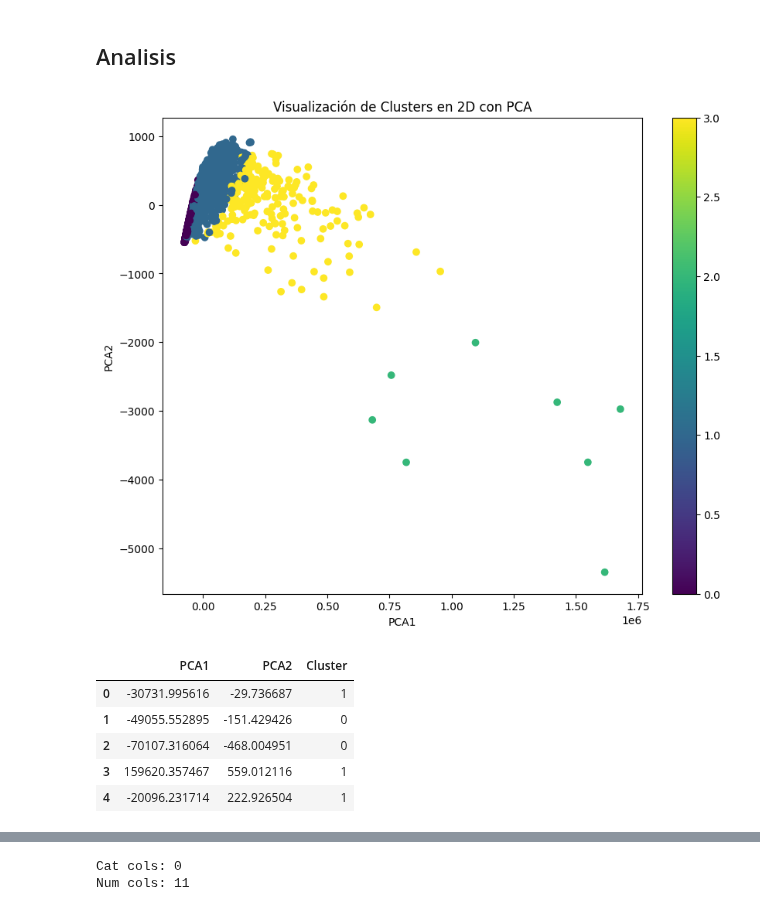
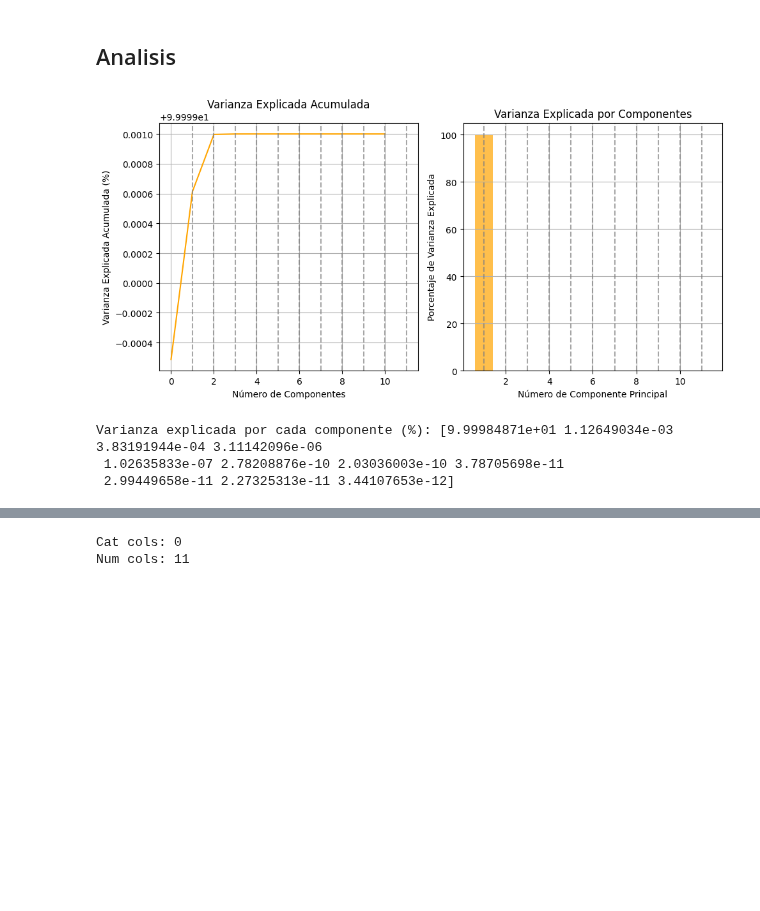
Before and after one commit to antonioMateos/grupo2retail_0424, a Jupyter notebook: 03_Clustering/03_Clustering_Productos_v2.ipynb, the cells around one changed output, grey strips where cells are left out. Saved outputs shown, nothing was run; the diff lists cells and outputs as text; code cells hidden in the pictures; blank space fills up the shorter version.

```diff
--- a/03_Clustering/03_Clustering_Productos_v2.ipynb
+++ b/03_Clustering/03_Clustering_Productos_v2.ipynb
@@ -231,17 +255,16 @@ feature_matrix_with_clusters.head(5)
 | ACCESORIES_1_005 | 141.61 | 26.082737 | 3.30 | 55660.56 | ... |
 # %% [markdown]
 ## Analisis
+# %%
+km_m.view_pca_variance(feature_matrix_with_clusters)
+# %% [output]
+[figure, added]
+Varianza explicada por cada componente (%): [9.99984871e+01 1.12649034e-03 3.83191944e-04 3.11142096e-06
+ 1.02635833e-07 2.78208876e-10 2.03036003e-10 3.78705698e-11
+ 2.99449658e-11 2.27325313e-11 3.44107653e-12]
 # %%
-# PCA
-pca_df = km_m.pca_visualization_2d(feature_matrix_with_clusters)
+# # PCA 2 D
+# pca_df = km_m.pca_visualization_2d(feature_matrix_with_clusters)
 
-display(pca_df.head())
+# display(pca_df.head())
-# %% [output]
-[figure, removed]
-|  | PCA1 | PCA2 | Cluster |
-| 0 | -30731.995616 | -29.736687 | 1 |
-| 1 | -49055.552895 | -151.429426 | 0 |
-| 2 | -70107.316064 | -468.004951 | 0 |
-| 3 | 159620.357467 | 559.012116 | 1 |
-| 4 | -20096.231714 | 222.926504 | 1 |
 # %%
```
Also changed, not shown: parts of 17 cells of this notebook, 3 other files.
